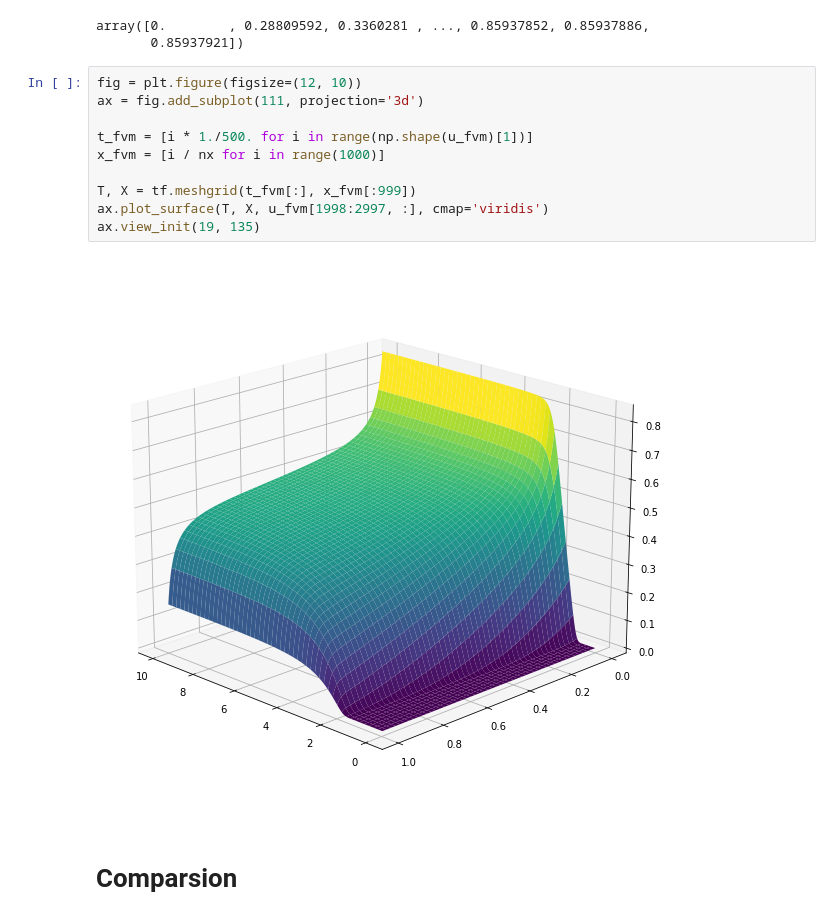
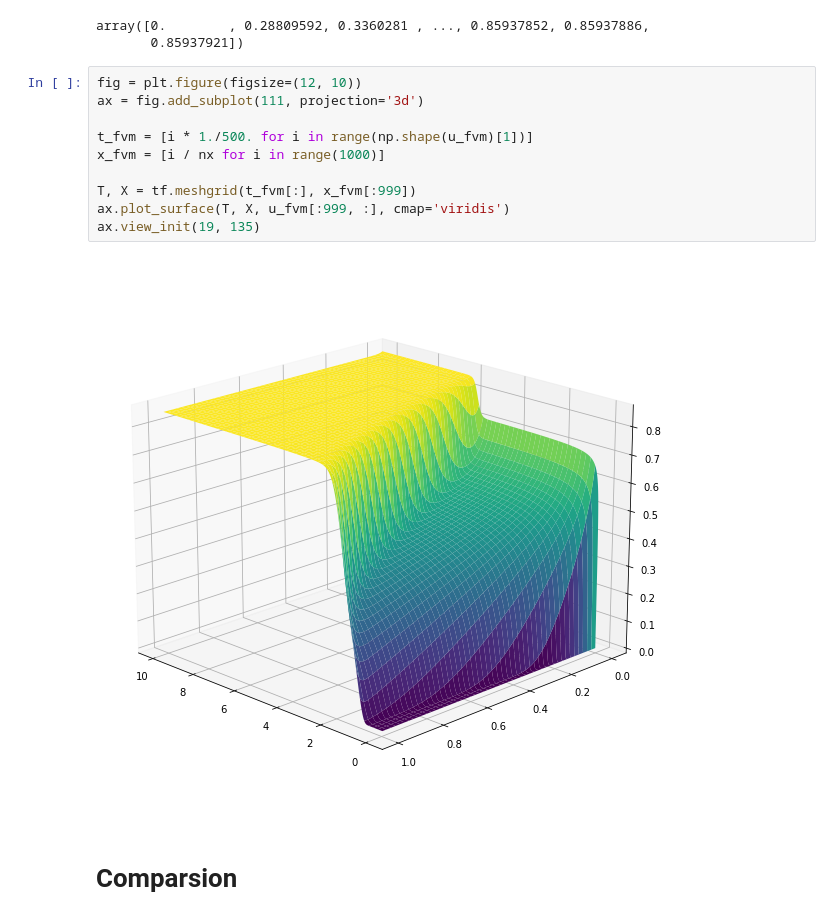
Before and after one commit to TomRiem/Master-Thesis-Riemer, a Jupyter notebook: Jupyter/old stuff/comparison_NetPINNs.ipynb, the cells around one changed output. Cells and saved outputs as stored; diff of their text form.

```diff
--- a/Jupyter/old stuff/comparison_NetPINNs.ipynb
+++ b/Jupyter/old stuff/comparison_NetPINNs.ipynb
@@ -1669,15 +1673,15 @@ array([0.        , 0.28809592, 0.3360281 , ..., 0.85937852, 0.85937886,
 # %%
 fig = plt.figure(figsize=(12, 10))
 ax = fig.add_subplot(111, projection='3d')
 
 t_fvm = [i * 1./500. for i in range(np.shape(u_fvm)[1])]
 x_fvm = [i / nx for i in range(1000)]
 
 T, X = tf.meshgrid(t_fvm[:], x_fvm[:999])
-ax.plot_surface(T, X, u_fvm[1998:2997, :], cmap='viridis')
+ax.plot_surface(T, X, u_fvm[:999, :], cmap='viridis')
 ax.view_init(19, 135)
 # %% [output]
-[figure, old version]
+[figure, new version]
 # %% [markdown]
 # Comparsion
 # %%
```
Also changed, not shown: parts of 4 cells of this notebook, 14 other files.
